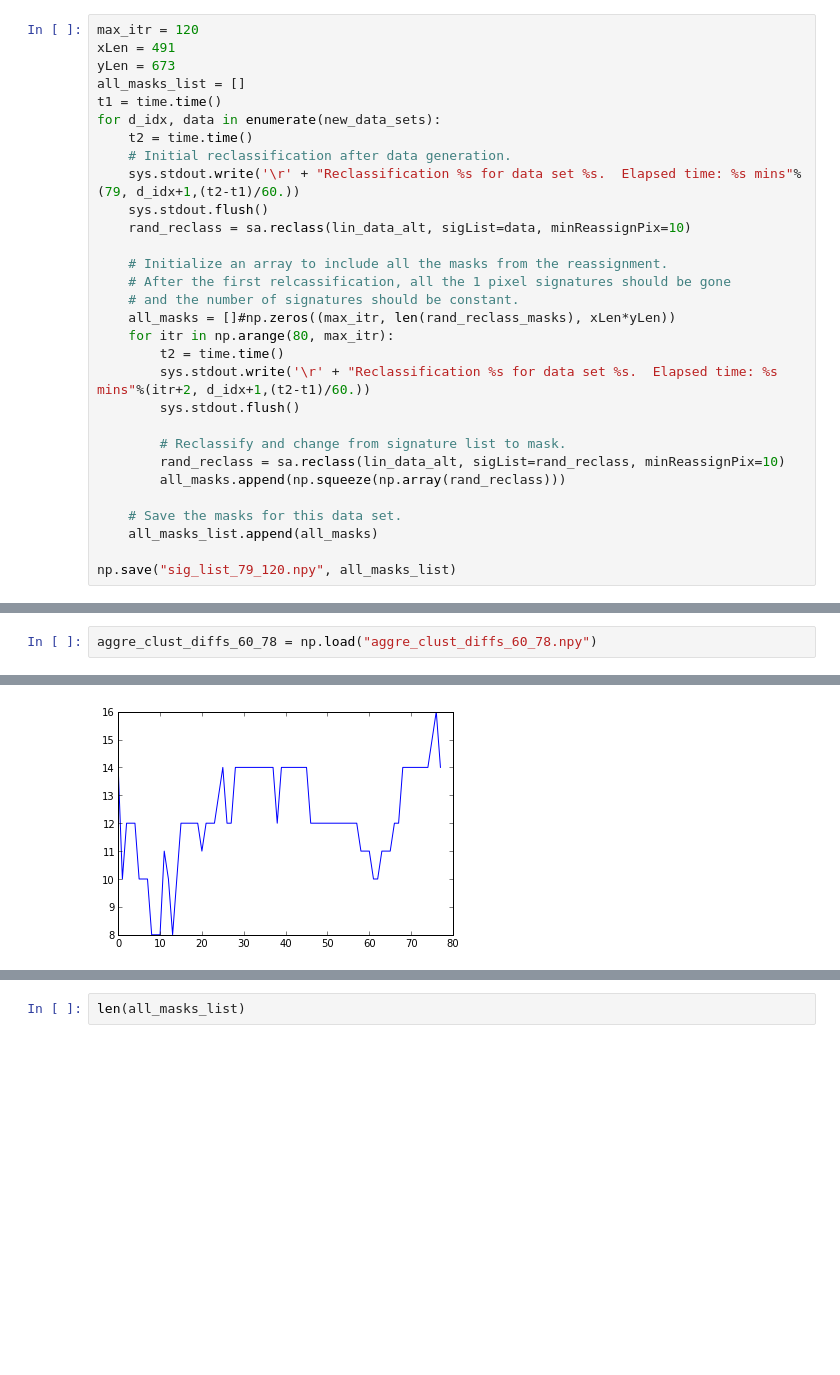
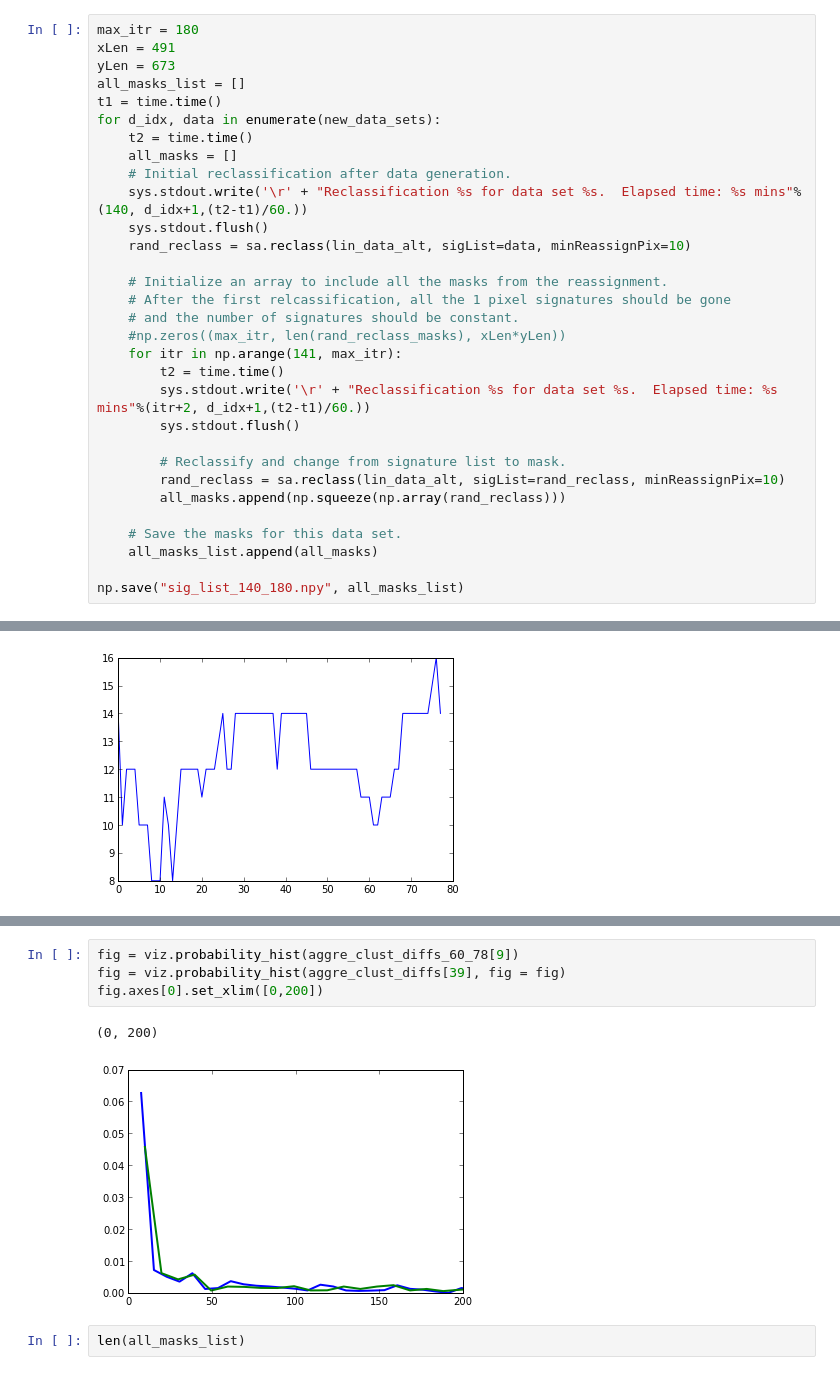
Before and after one commit to klchan13/biosignatures, a Jupyter notebook: notebooks/06-21-14 - Random locations.ipynb, the cells around one changed output, grey strips where cells are left out. Saved outputs shown, nothing was run; the diff lists cells and outputs as text; blank space fills up the shorter version.

```diff
--- a/notebooks/06-21-14 - Random locations.ipynb
+++ b/notebooks/06-21-14 - Random locations.ipynb
@@ -210,21 +214,22 @@ for i in np.arange(sig_list_60_80.shape[0]):
 # %%
-max_itr = 120
+max_itr = 180
 xLen = 491
 yLen = 673
 all_masks_list = []
 t1 = time.time()
 for d_idx, data in enumerate(new_data_sets):
     t2 = time.time()
+    all_masks = []
     # Initial reclassification after data generation.
-    sys.stdout.write('\r' + "Reclassification %s for data set %s.  Elapsed time: %s mins"%(79, d_idx+1,(t2-t1)/60.))
+    sys.stdout.write('\r' + "Reclassification %s for data set %s.  Elapsed time: %s mins"%(140, d_idx+1,(t2-t1)/60.))
     sys.stdout.flush()
     rand_reclass = sa.reclass(lin_data_alt, sigList=data, minReassignPix=10)
 
     # Initialize an array to include all the masks from the reassignment.
     # After the first relcassification, all the 1 pixel signatures should be gone
     # and the number of signatures should be constant.
-    all_masks = []#np.zeros((max_itr, len(rand_reclass_masks), xLen*yLen))
-    for itr in np.arange(80, max_itr):
+    #np.zeros((max_itr, len(rand_reclass_masks), xLen*yLen))
+    for itr in np.arange(141, max_itr):
         t2 = time.time()
         sys.stdout.write('\r' + "Reclassification %s for data set %s.  Elapsed time: %s mins"%(itr+2, d_idx+1,(t2-t1)/60.))
         sys.stdout.flush()
@@ -236,5 +241,5 @@ for d_idx, data in enumerate(new_data_sets):
     # Save the masks for this data set.
     all_masks_list.append(all_masks)
 
-np.save("sig_list_79_120.npy", all_masks_list)
+np.save("sig_list_140_180.npy", all_masks_list)
 # %% [output]
@@ -285,2 +280,0 @@ med_clust_diffs_80_120 = np.concatenate((med_clust_diffs_60_78, med_clust_diffs[
-# %%
-aggre_clust_diffs_60_78 = np.load("aggre_clust_diffs_60_78.npy")
@@ -318,3 +354,10 @@ b = 4
+# %%
+fig = viz.probability_hist(aggre_clust_diffs_60_78[9])
+fig = viz.probability_hist(aggre_clust_diffs[39], fig = fig)
+fig.axes[0].set_xlim([0,200])
+# %% [output]
+(0, 200)
+[figure, added]
 # %%
 len(all_masks_list)
 # %% [output]
```
Also changed, not shown: parts of 29 cells of this notebook, 2 other files.
